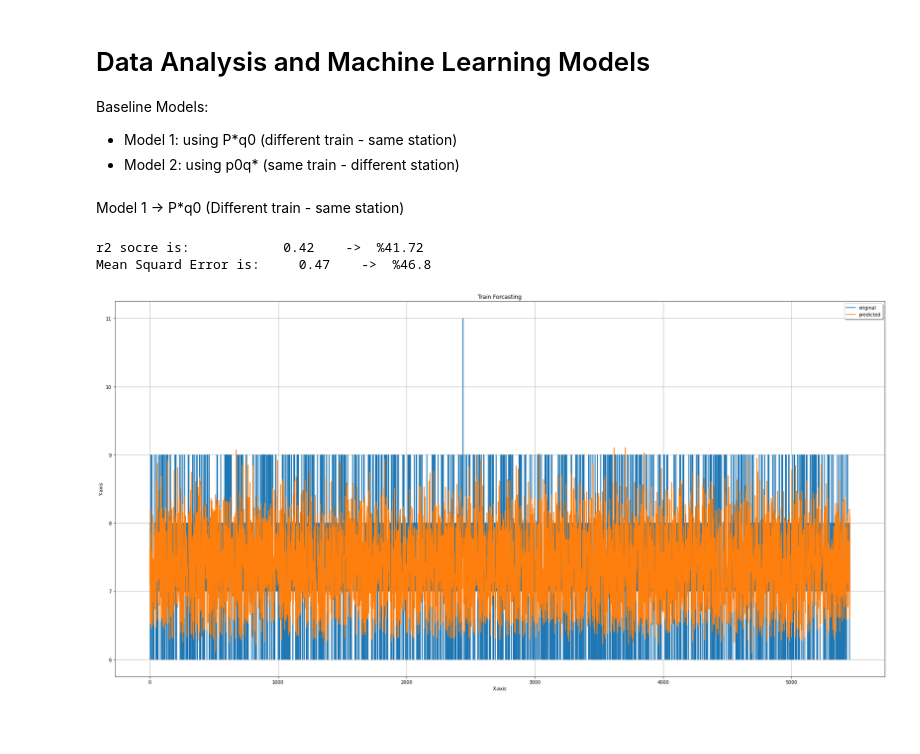
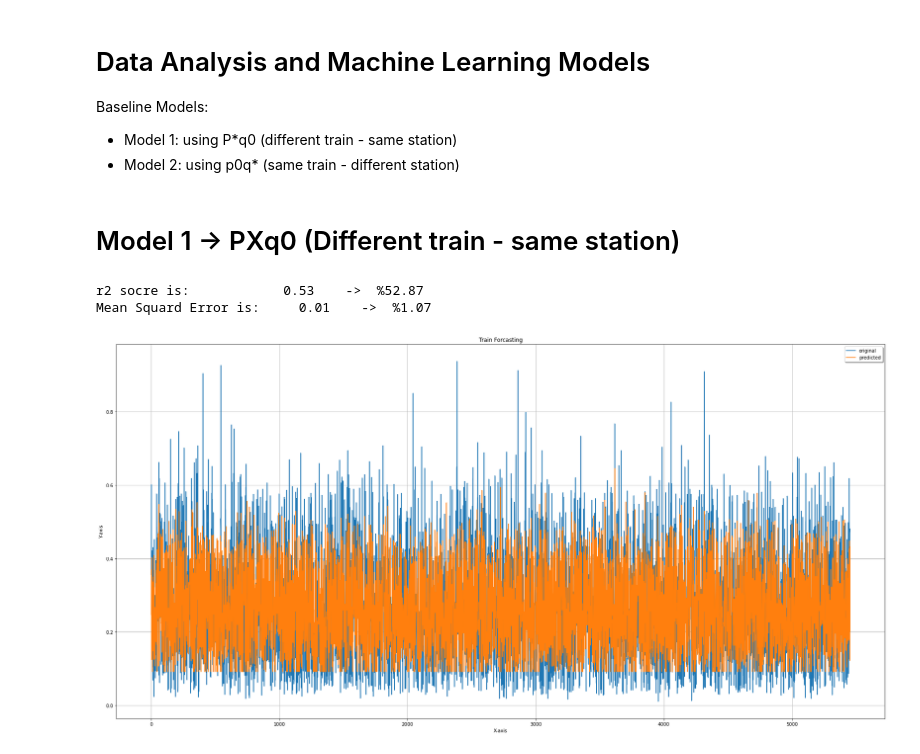
Before and after one commit to BlueMonkeyQ/Train-Forcasting, a Jupyter notebook: EDA.ipynb, the cells around one changed output. Drawn from its saved outputs; the diff is of its cells as text; code cells hidden in the pictures; blank space fills up the shorter version.

```diff
--- a/EDA.ipynb
+++ b/EDA.ipynb
@@ -519,42 +519,43 @@ from sklearn.model_selection import train_test_split
 from sklearn.linear_model import LinearRegression
 from sklearn.metrics import r2_score
 from sklearn.metrics import mean_squared_error
+# %%
+Xtrain = TrainData_Date.drop(columns=['p0q0', 'intHour'], axis=1)
+Ytrain = TrainData_Date.drop(columns=['date','weekday','month','train','station','hour','p1q0','p2q0','p3q0', 'p0q1','p0q2','p0q3', 'intHour'], axis=1)
 # %% [markdown]
-Model 1 -> P*q0 (Different train - same station)
+# Model 1 -> PXq0 (Different train - same station)
 # %%
-model_1 = TrainData_Date.copy()
-columns = ['date','weekday','month','train','station','hour','p0q1','p0q2','p0q3']
-model_1 = model_1.drop(columns=columns, axis= 1)
-features = model_1.iloc[:,:-1]
-target = model_1.iloc[:,-1:]
+model_1x = Xtrain.copy()
+droppedColumns = ['date','weekday','month','train','station','hour','p0q1','p0q2','p0q3']
+model_1x = model_1x.drop(columns=droppedColumns, axis= 1)
 
-x_train, x_test, y_train, y_test = train_test_split(features, target, test_size = 0.2, random_state = 42)
+x_train, x_test, y_train, y_test = train_test_split(model_1x, Ytrain, test_size = 0.2, random_state = 42)
 
 LR = LinearRegression()
 LR.fit(x_train,y_train)
 
 y_prediction =  LR.predict(x_test)
 y_prediction
 
 # Compare Predicted Values with the original values to determine accuracy: scale 0-100 %
 score=r2_score(y_test,y_prediction)
 
 mse = mean_squared_error(y_test, y_prediction)
 print(f'r2 socre is:            {round(score,2)}    ->  %{round(score*100,2)}')
 print(f'Mean Squard Error is:     {round(mse,2)}    ->  %{round(mse*100,2)}')
 
 x_ax = range(len(y_test))
 plt.plot(x_ax, y_test, label="original")
 plt.plot(x_ax, y_prediction, label="predicted")
 plt.title("Train Forcasting")
 plt.xlabel('X-axis')
 plt.ylabel('Y-axis')
 plt.legend(loc='best',fancybox=True, shadow=True)
 plt.grid(True)
 plt.rcParams['figure.figsize'] = [30, 15]
 plt.show()
 # %% [output]
-r2 socre is:            0.42    ->  %41.72
-Mean Squard Error is:     0.47    ->  %46.8
+r2 socre is:            0.53    ->  %52.87
+Mean Squard Error is:     0.01    ->  %1.07
-[figure, old version]
+[figure, new version]
 # %% [markdown]
```
Also changed, not shown: parts of 6 cells of this notebook.
